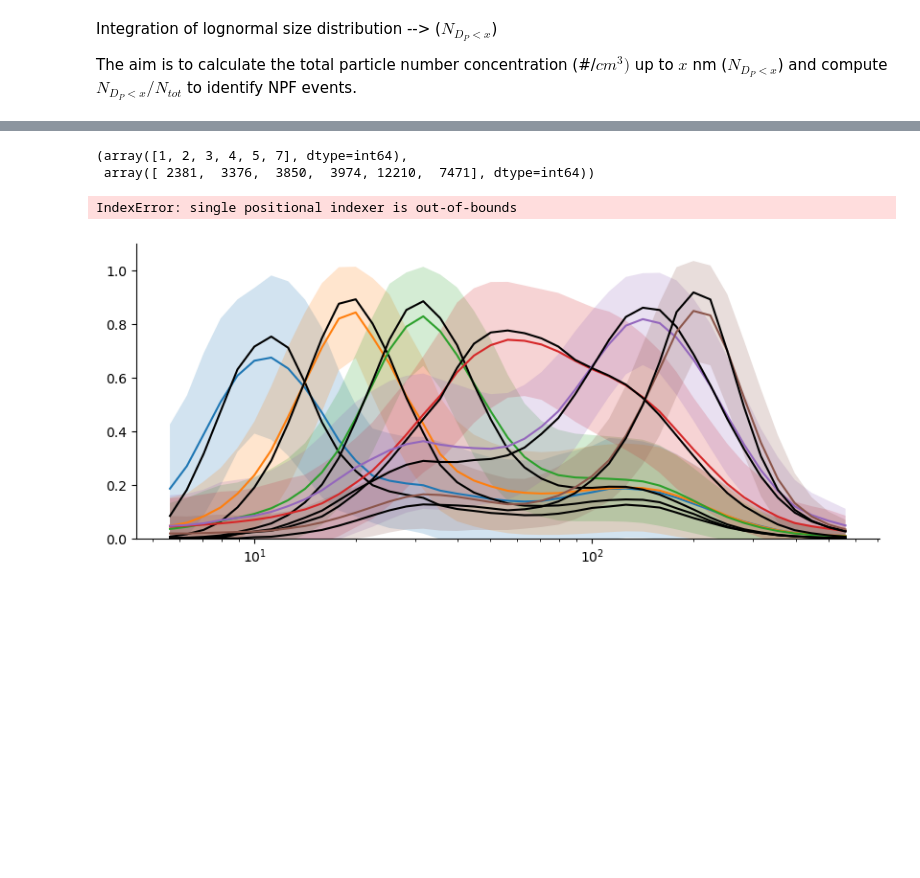
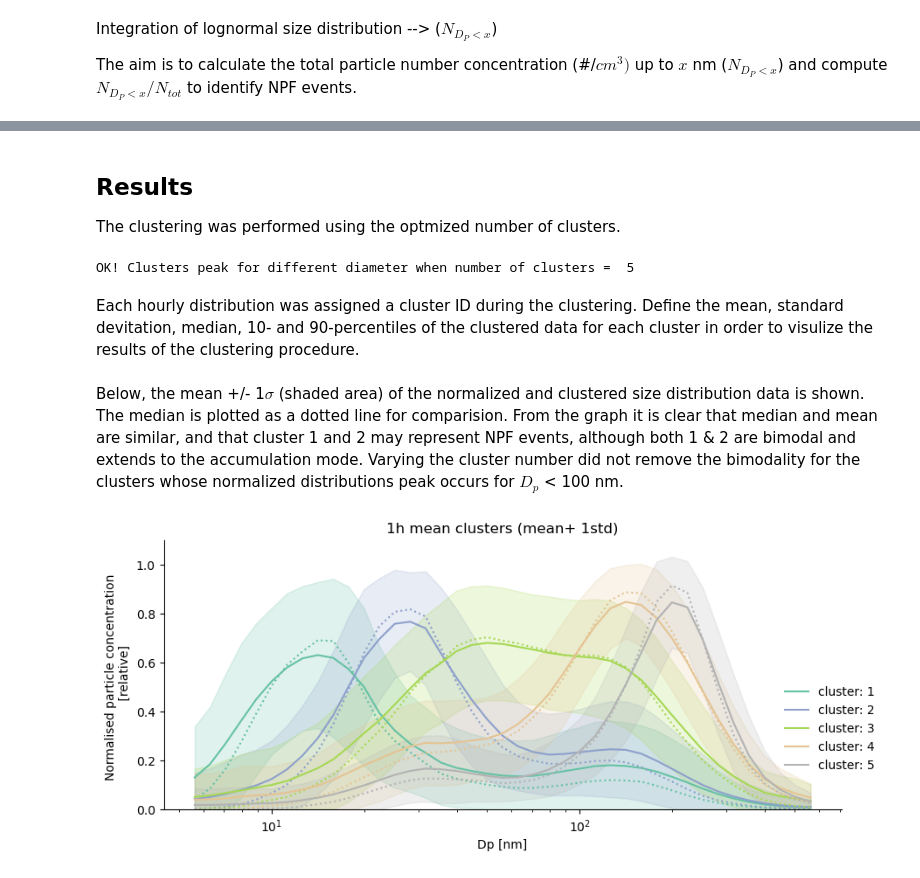
Before and after one commit to eScience-course/Tjaernoe2022-group3, a Jupyter notebook: notebooks/Report_Lovisa.ipynb, the cells around one changed output, grey strips where cells are left out. Saved outputs shown, nothing was run; the diff lists cells and outputs as text; code cells hidden in the pictures; blank space fills up the shorter version.

```diff
--- a/notebooks/Report_Lovisa.ipynb
+++ b/notebooks/Report_Lovisa.ipynb
@@ -284,0 +207,2 @@ Some clusters peak for the same diameter when number of clusters =  11 . Conside
+# %%
+fu.optimizeClusters(df_hourly_norm_dropped)
@@ -285 +214,21 @@ Some clusters peak for the same diameter when number of clusters =  11 . Conside
+# %% [markdown]
+## Results
+The clustering was performed using the optmized number of clusters.
+# %%
+# Optimal cluster number
+n_clusters = 5
+
+#Perform K-means clustering
+silhouette_avg_1h, inertia1h, df_norm_clustered_1h_mean = fu.perform_clustering(df_hourly_norm_dropped, n_clusters)
+
+# Define the unique number of size distribution clusters in the sence that peak diameter is different.
+clusters = np.unique(df_norm_clustered_1h_mean['clusters'].values)
+
+# Check that the number of clusters resulting from the clustering procedure is equal to the variable ``n_clusters``,
+# i.e. that the peak diameters of the clustered size distributions are unique. Print result.
+fu.checkUniqueModeDiam(df_norm_clustered_1h_mean,n_clusters)
+# %% [output]
+OK! Clusters peak for different diameter when number of clusters =  5
+# %% [markdown]
+Each hourly distribution was assigned a cluster ID during the clustering. Define the mean, standard devitation, median, 10- and 90-percentiles of the clustered data for each cluster in order to visulize the results of the clustering procedure.
 # %%
@@ -291,47 +238,11 @@ df_norm_clustered_1h_90q         = df_norm_clustered_1h_mean.groupby('clusters')
 
 df_norm_clustered_1h_mean_mean   = df_norm_clustered_1h_mean.groupby('clusters').mean()
 df_norm_clustered_1h_std         = df_norm_clustered_1h_mean.groupby('clusters').std()
-# %%
-df_norm_clustered_1h_mean_median
-#df_norm_clustered_1h_mean_mean.iloc[4,:].values)
-np.unique(df_norm_clustered_1h_mean['clusters'].values,return_counts=True)
-# %% [output]
-(array([1, 2, 3, 4, 5, 7], dtype=int64),
- array([ 2381,  3376,  3850,  3974, 12210,  7471], dtype=int64))
+# %% [markdown]
+Below, the mean +/- 1$\sigma$ (shaded area) of the normalized and clustered size distribution data is shown. The median is plotted as a dotted line for comparision. From the graph it is clear that median and mean are similar, and that cluster 1 and 2 may represent NPF events, although both 1 & 2 are bimodal and extends to the accumulation mode. Varying the cluster number did not remove the bimodality for the clusters whose normalized distributions peak occurs for $D_p$ < 100 nm.
 # %%
-# Check to see how 1h mean clusters look like---------------------------------------
-
-df_norm_clustered_1h_mean_median = df_norm_clustered_1h_mean.groupby('clusters').median()
-df_norm_clustered_1h_10q = df_norm_clustered_1h_mean.groupby('clusters').quantile(.1)
-df_norm_clustered_1h_90q = df_norm_clustered_1h_mean.groupby('clusters').quantile(.9)
-
-
-df_norm_clustered_1h_mean_mean = df_norm_clustered_1h_mean.groupby('clusters').mean()
-df_norm_clustered_1h_std = df_norm_clustered_1h_mean.groupby('clusters').std()
-
-fig, ax = plt.subplots(figsize=(10,4))
-
-for i in range(n_clusters):
-    ax.plot(diameters[1:-2]*10**9, df_norm_clustered_1h_mean_mean.iloc[i,:].values, '-')
-    ax.fill_between(diameters[1:-2]*10**9,
-                    df_norm_clustered_1h_mean_mean.iloc[i,:].values + df_norm_clustered_1h_std.iloc[i,:].values,
-                    df_norm_clustered_1h_mean_mean.iloc[i,:].values - df_norm_clustered_1h_std.iloc[i,:].values, alpha=0.2)
-
-    # Plot the median to see similarity
-    ax.plot(diameters[1:-2]*10**9, df_norm_clustered_1h_mean_median.iloc[i,:].values, 'k-')
-    #ax.set_xticks(bin_cols[::5])
-    ax.set_xscale('log')
-    ax.set_ylim(0,1.1)
-    for spine in ['top', 'right']:
-        ax.spines[spine].set_visible(False)
-        ax.spines[spine].set_linewidth(3)
-
-
-
-plt.xlabel('Dp [nm]')
-plt.title('1h mean clusters (mean+ 1std)')
-plt.ylabel('Normalised concentration')
-plt.show()
+fu.plotClustersNormalized(df_norm_clustered_1h_mean, diameters,
+                          df_norm_clustered_1h_mean_mean, df_norm_clustered_1h_std,
+                          df_norm_clustered_1h_mean_median)
 # %% [output]
-IndexError: single positional indexer is out-of-bounds
-[figure, old version]
+[figure, new version]
```
Also changed, not shown: parts of 75 cells of this notebook, 4 other files.
